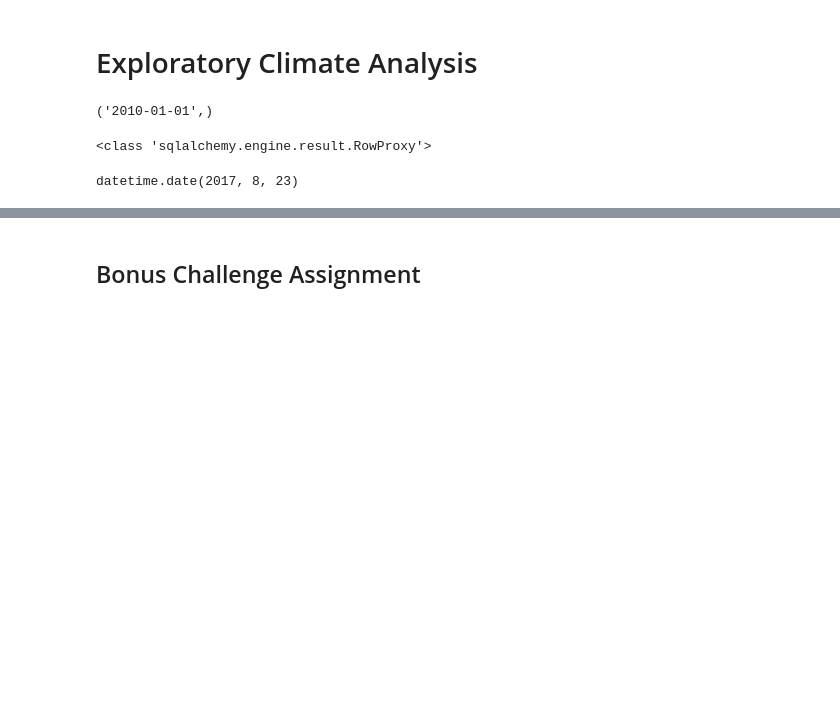
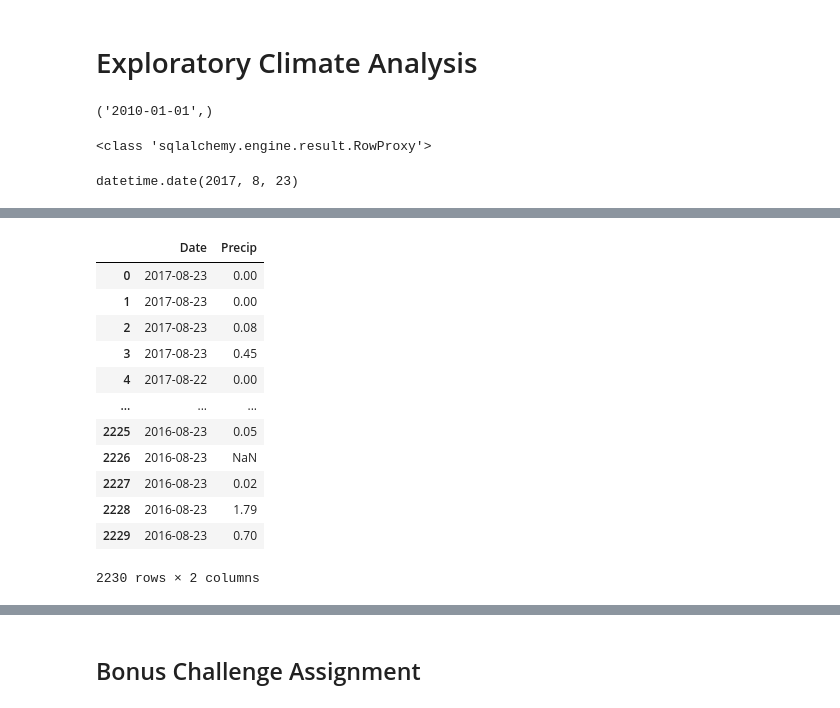
Before and after one commit to jleibfried/sqlalchemy-challenge, a Jupyter notebook: Instructions/climate_starter.ipynb, the cells around one changed output, grey strips where cells are left out. Saved outputs shown, nothing was run; the diff lists cells and outputs as text; code cells hidden in the pictures; blank space fills up the shorter version.

```diff
--- a/Instructions/climate_starter.ipynb
+++ b/Instructions/climate_starter.ipynb
@@ -89,0 +118,27 @@ datetime.date(2017, 8, 23)
+# %%
+# Save the query results as a Pandas DataFrame and set the index to the date column
+measurement_df = pd.DataFrame(measurement_list)
+del measurement_df[0]
+measurement_df.columns=['Station ID','Date','Precip','Temp']
+del measurement_df['Station ID']
+del measurement_df['Temp']
+
+#measurement_df.set_index('Date').groupby(pd.Grouper(freq='D')).mean()
+#measurement_df.resample('D', on='Date').mean()
+
+measurement_df
+# measurement_pd.set_index('Date')
+# %% [output]
+|  | Date | Precip |
+| 0 | 2017-08-23 | 0.00 |
+| 1 | 2017-08-23 | 0.00 |
+| 2 | 2017-08-23 | 0.08 |
+| 3 | 2017-08-23 | 0.45 |
+| 4 | 2017-08-22 | 0.00 |
+| ... | ... | ... |
+| 2225 | 2016-08-23 | 0.05 |
+| 2226 | 2016-08-23 | NaN |
+| 2227 | 2016-08-23 | 0.02 |
+| 2228 | 2016-08-23 | 1.79 |
+| 2229 | 2016-08-23 | 0.70 |
+2230 rows × 2 columns
```
Also changed, not shown: parts of 20 cells of this notebook.
